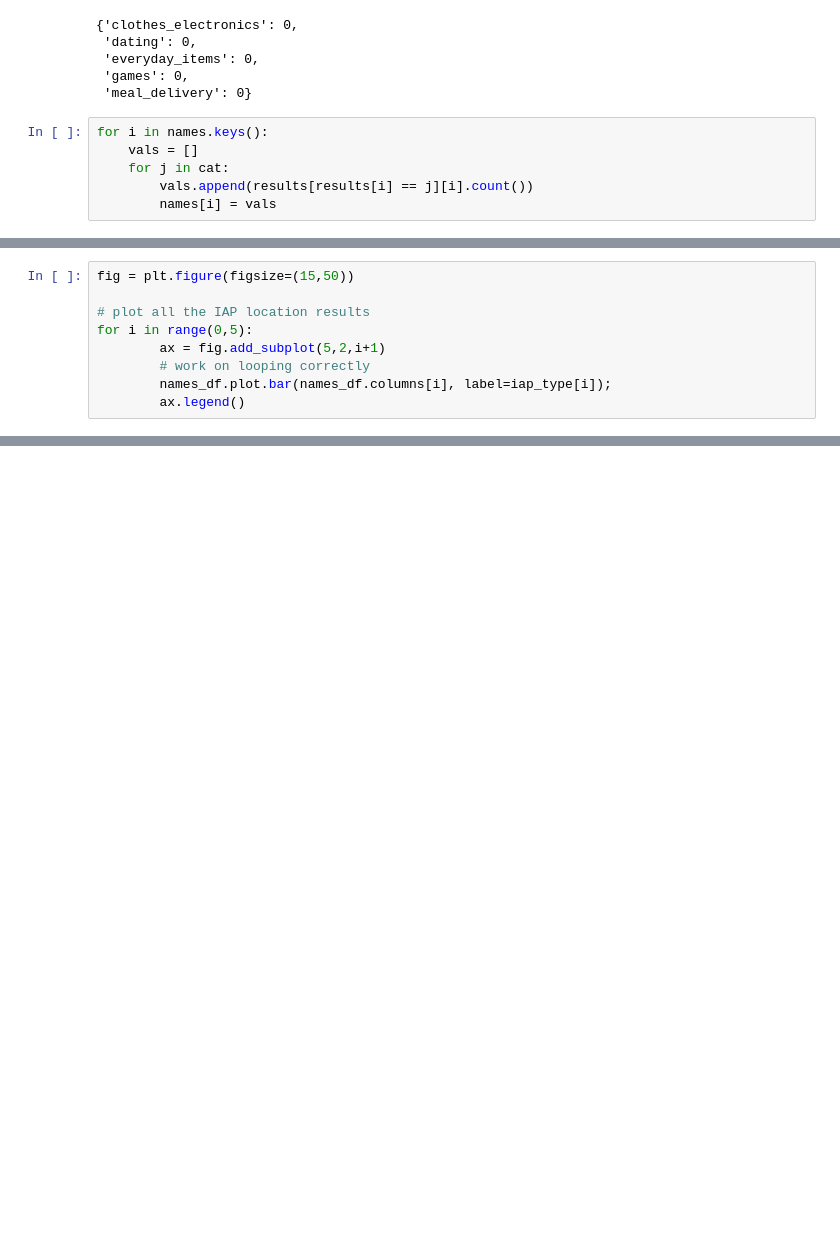
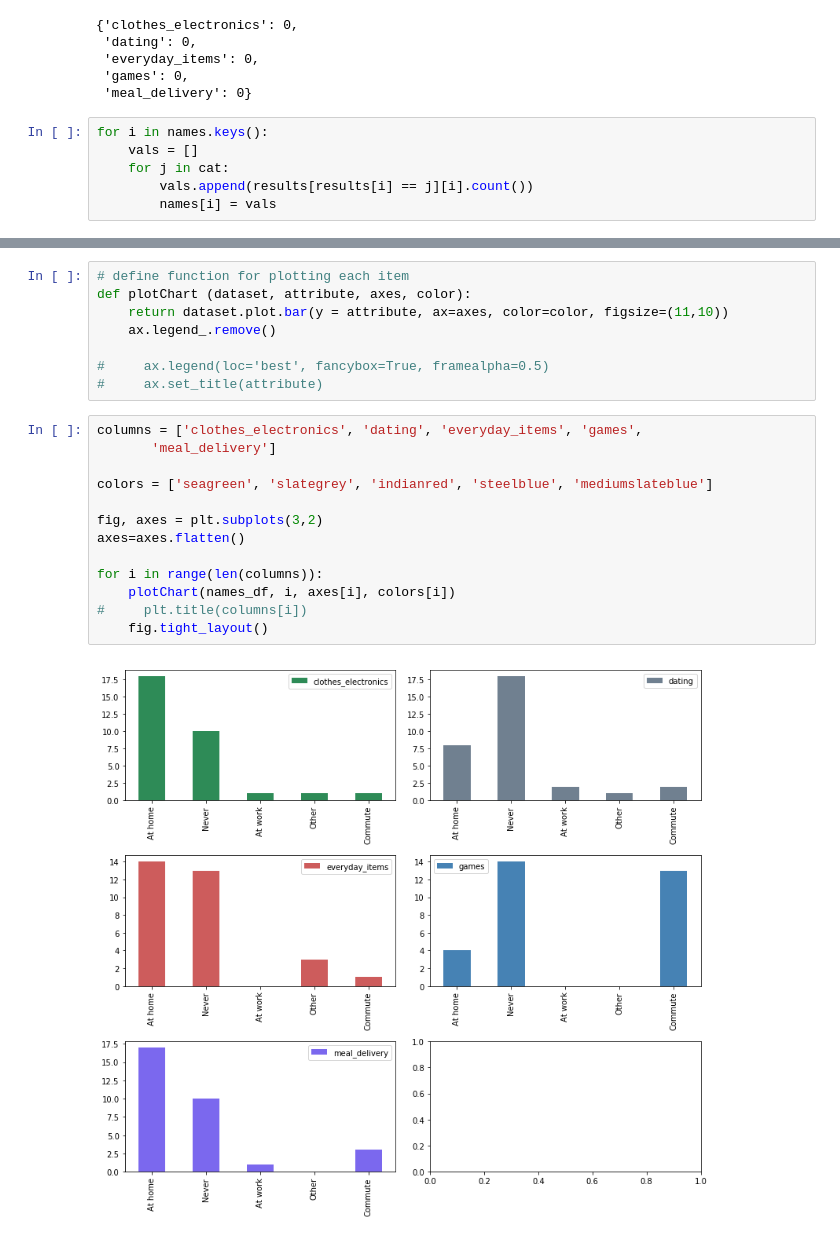
Before and after one commit to sebscho/connecthings_mobile, a Jupyter notebook: mobile_survey_count_040918.ipynb, the cells around one changed output, grey strips where cells are left out. Drawn from its saved outputs; the diff is of its cells as text; blank space fills up the shorter version.

```diff
--- a/mobile_survey_count_040918.ipynb
+++ b/mobile_survey_count_040918.ipynb
@@ -89,9 +76,0 @@ names_df.plot.bar(y = 'dating', figsize=(12,8))
-# %%
-fig = plt.figure(figsize=(15,50))
-
-# plot all the IAP location results
-for i in range(0,5):
-        ax = fig.add_subplot(5,2,i+1)
-        # work on looping correctly
-        names_df.plot.bar(names_df.columns[i], label=iap_type[i]);
-        ax.legend()
@@ -105,2 +85,25 @@ for i in range(0,5):
+# %%
+# define function for plotting each item
+def plotChart (dataset, attribute, axes, color):
+    return dataset.plot.bar(y = attribute, ax=axes, color=color, figsize=(11,10))
+    ax.legend_.remove()
+
+#     ax.legend(loc='best', fancybox=True, framealpha=0.5)
+#     ax.set_title(attribute)
+# %%
+columns = ['clothes_electronics', 'dating', 'everyday_items', 'games',
+       'meal_delivery']
+
+colors = ['seagreen', 'slategrey', 'indianred', 'steelblue', 'mediumslateblue']
+
+fig, axes = plt.subplots(3,2)
+axes=axes.flatten()
+
+for i in range(len(columns)):
+    plotChart(names_df, i, axes[i], colors[i])
+#     plt.title(columns[i])
+    fig.tight_layout()
+# %% [output]
+[figure, added]
 # %%
 # plot all types by location
```
Also changed, not shown: parts of 11 cells of this notebook.
